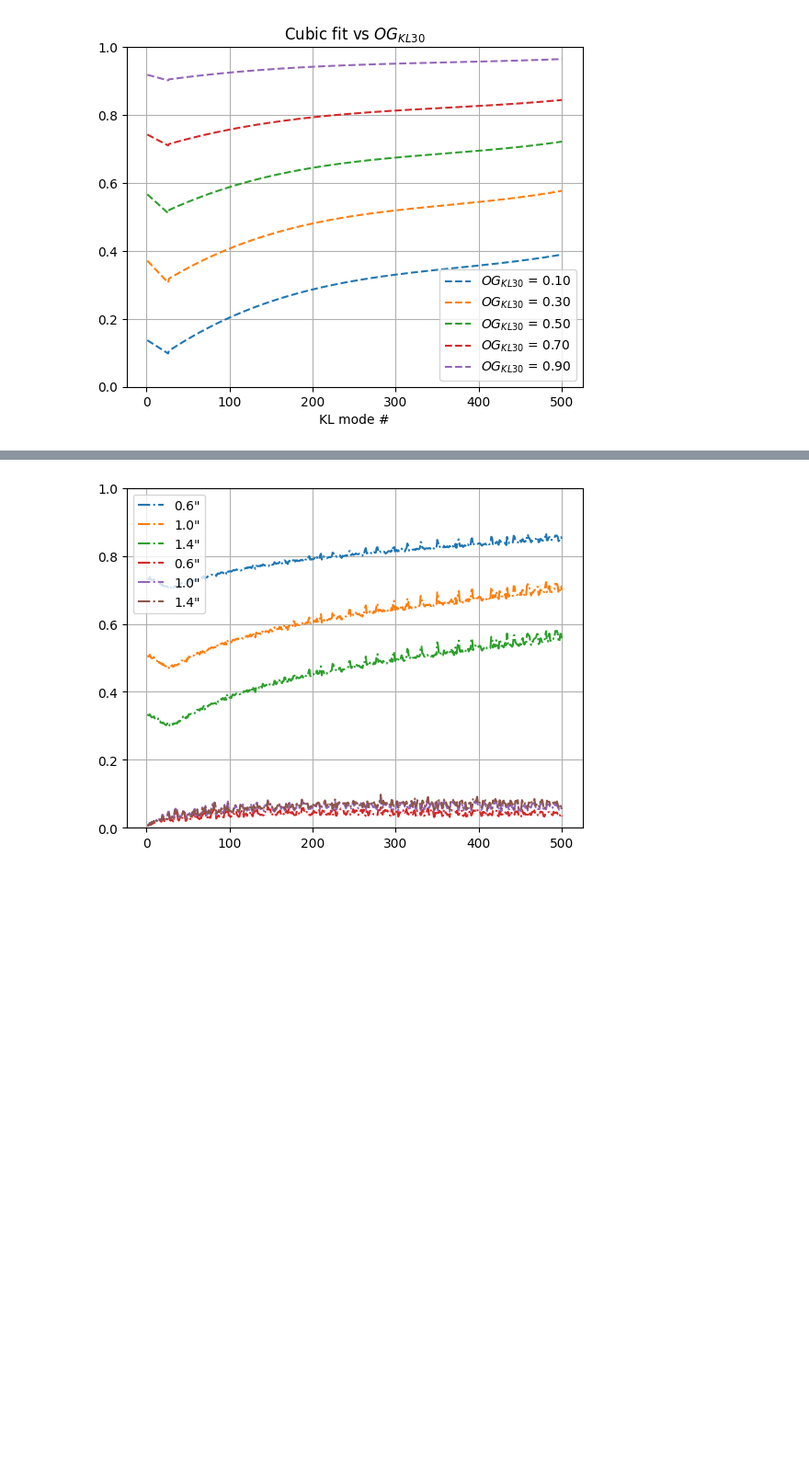
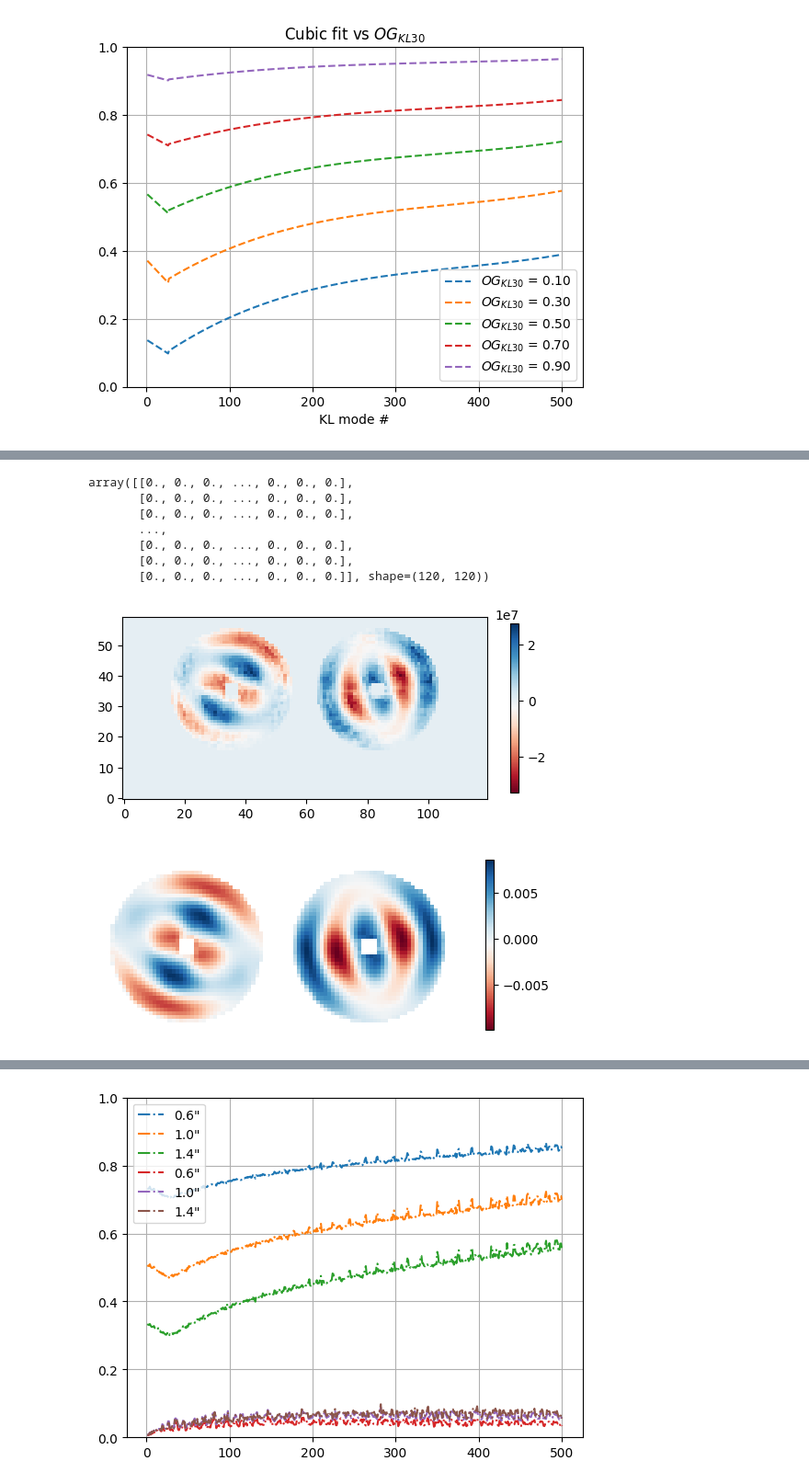
Before and after one commit to Menessao/SPECULA, a Jupyter notebook: config/ErrorBudget/LBTplots.ipynb, the cells around one changed output, grey strips where cells are left out. Shown at 92% size. Saved outputs shown, nothing was run; the diff lists cells and outputs as text; code cells hidden in the pictures; blank space fills up the shorter version.

```diff
--- a/config/ErrorBudget/LBTplots.ipynb
+++ b/config/ErrorBudget/LBTplots.ipynb
@@ -187,13 +213,13 @@ plt.xlabel('KL mode #')
 Text(0.5, 0, 'KL mode #')
 [figure]
 # %%
-def show2d_slopes(slopes,npix=120,normalize:bool=False,title='',vmin=None,vmax=None):
+def show2d_slopes(slopes,npix=120,normalize:bool=False,title='',vmin=None,vmax=None,ppath='pyr_pupdata_40x40'):
     if normalize:
         slopes -= np.mean(slopes)
         slopes_rms = np.std(slopes)
         slopes /= slopes_rms
 
-    filepath='/raid1/mmenessini/calibration/SOUL/KLv30dx/pupils/pyr_pupdata_40x40.fits'
+    filepath=f'/raid1/mmenessini/calibration/SOUL/KLv30dx/pupils/{ppath}.fits'
     pup_hdu = fits.open(filepath)
     pup_ids = pup_hdu[1].data
     fimg = np.zeros(npix**2)
@@ -216,0 +300,30 @@ def show2d_slopes(slopes,npix=120,normalize:bool=False,title='',vmin=None,vmax=N
+# %%
+aux = fits.getdata('/raid1/mmenessini/calibration/SOUL/KLv30dx/im/pyr3.0_40x40_lbt_synim.fits')
+synim = aux.copy()
+synim[:2512//2,:] = aux[2512//2:,:]
+synim[2512//2:,:] = aux[:2512//2,:]*-1
+im = fits.getdata('/raid1/mmenessini/calibration/SOUL/KLv30dx/im/pyr3.0_40x40_im.fits')
+tempim = fits.getdata('/raid1/mmenessini/calibration/SOUL/KLv30dx/im/pyr3.0_40x40_lbt_refim.fits')[:2512,:]
+pupids = fits.getdata('/raid1/mmenessini/calibration/SOUL/KLv30dx/pupils/pup_ids.fits')
+
+half_mask = pyr_masks[:60,:120].astype(bool)
+idx = 18
+img = np.zeros(np.size(half_mask))
+img[half_mask.flatten()] = tempim[pupids,idx]
+img = img.reshape([60,120])
+
+plt.figure()
+plt.imshow(img,origin='lower',cmap='RdBu')
+plt.colorbar(shrink=0.5)
+
+show2d_slopes(synim[:,idx],ppath='lbt_pupdata')
+# %% [output]
+array([[0., 0., 0., ..., 0., 0., 0.],
+       [0., 0., 0., ..., 0., 0., 0.],
+       [0., 0., 0., ..., 0., 0., 0.],
+       ...,
+       [0., 0., 0., ..., 0., 0., 0.],
+       [0., 0., 0., ..., 0., 0., 0.],
+       [0., 0., 0., ..., 0., 0., 0.]], shape=(120, 120))
+[figure, added]
+[figure, added]
```
Also changed, not shown: parts of 12 cells of this notebook, 4 other files.
